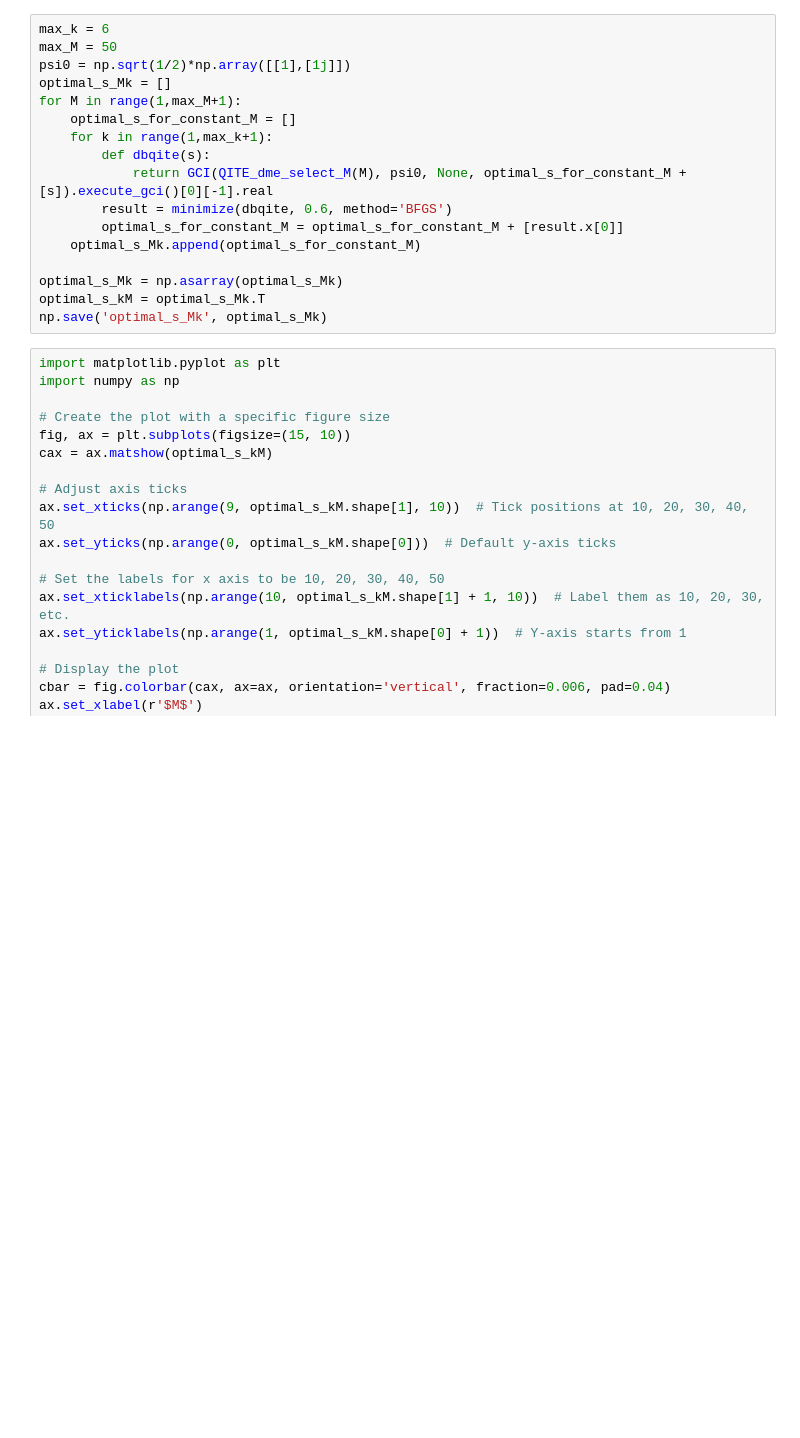
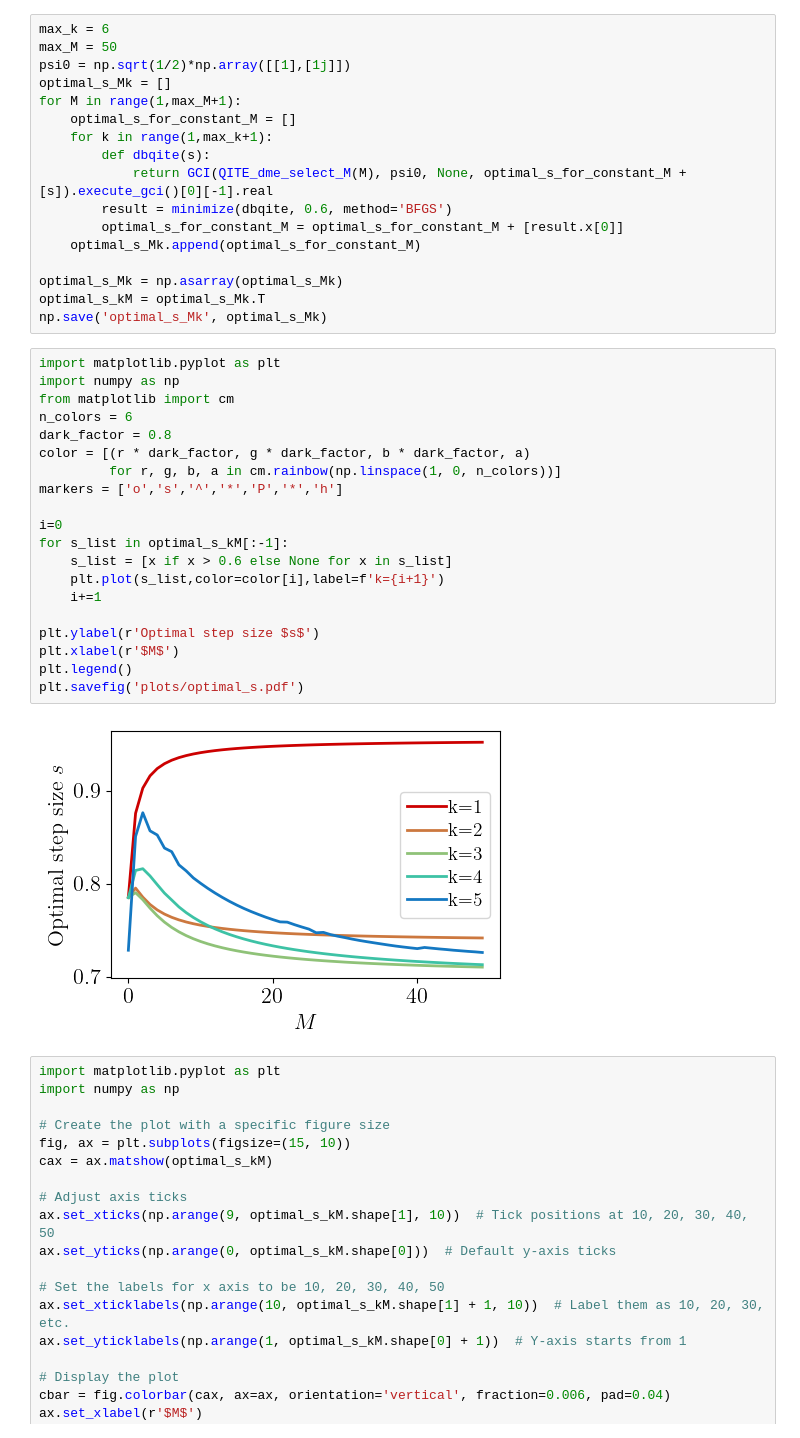
Before and after one commit to khanhuyengiang/dbac, a Jupyter notebook: jupyter_notebooks/find_optimal_s_dbqite.ipynb, the cells around one changed output. Drawn from its saved outputs; the diff is of its cells as text; blank space fills up the shorter version.

```diff
--- a/jupyter_notebooks/find_optimal_s_dbqite.ipynb
+++ b/jupyter_notebooks/find_optimal_s_dbqite.ipynb
@@ -43,6 +43,28 @@ for M in range(1,max_M+1):
 optimal_s_Mk = np.asarray(optimal_s_Mk)
 optimal_s_kM = optimal_s_Mk.T
 np.save('optimal_s_Mk', optimal_s_Mk)
+# %%
+import matplotlib.pyplot as plt
+import numpy as np
+from matplotlib import cm
+n_colors = 6
+dark_factor = 0.8
+color = [(r * dark_factor, g * dark_factor, b * dark_factor, a)
+         for r, g, b, a in cm.rainbow(np.linspace(1, 0, n_colors))]
+markers = ['o','s','^','*','P','*','h']
+
+i=0
+for s_list in optimal_s_kM[:-1]:
+    s_list = [x if x > 0.6 else None for x in s_list]
+    plt.plot(s_list,color=color[i],label=f'k={i+1}')
+    i+=1
+
+plt.ylabel(r'Optimal step size $s$')
+plt.xlabel(r'$M$')
+plt.legend()
+plt.savefig('plots/optimal_s.pdf')
+# %% [output]
+[figure, added]
 # %%
 import matplotlib.pyplot as plt
 import numpy as np
```
Also changed, not shown: parts of 1 cell of this notebook, 3 other files.
